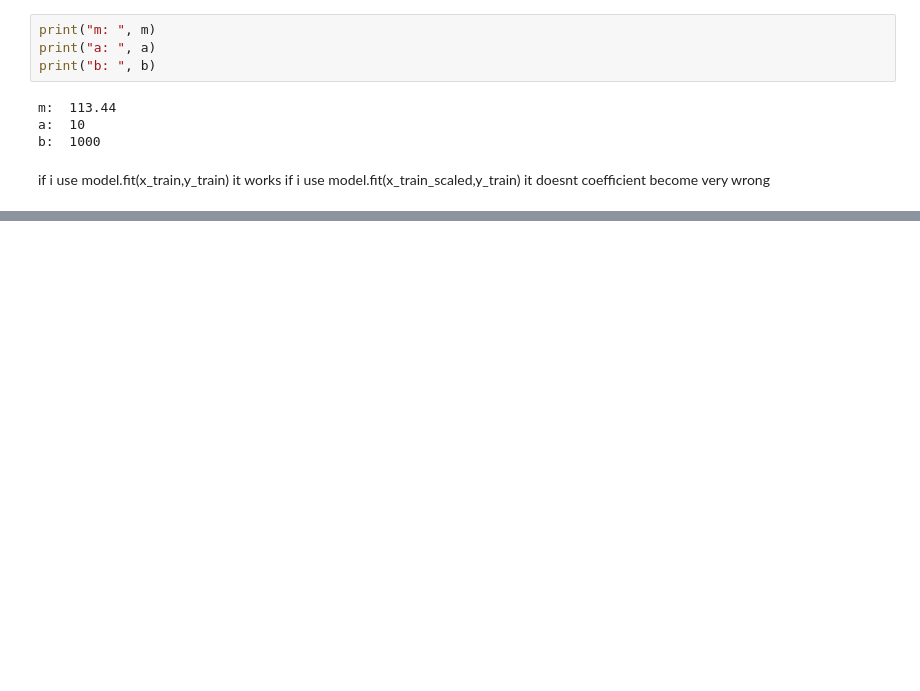
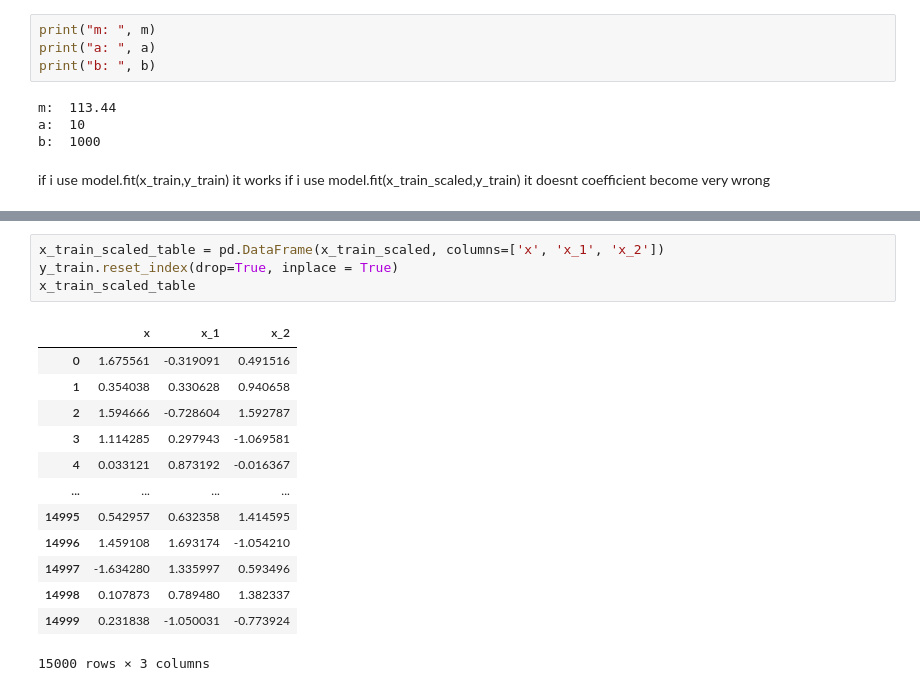
Before and after one commit to mahesakram/3mar, a Jupyter notebook: regression_training.ipynb, the cells around one changed output, grey strips where cells are left out. Drawn from its saved outputs; the diff is of its cells as text; blank space fills up the shorter version.

```diff
--- a/regression_training.ipynb
+++ b/regression_training.ipynb
@@ -284,0 +285,18 @@ plt.show()
+# %%
+x_train_scaled_table = pd.DataFrame(x_train_scaled, columns=['x', 'x_1', 'x_2'])
+y_train.reset_index(drop=True, inplace = True)
+x_train_scaled_table
+# %% [output]
+|  | x | x_1 | x_2 |
+| 0 | 1.675561 | -0.319091 | 0.491516 |
+| 1 | 0.354038 | 0.330628 | 0.940658 |
+| 2 | 1.594666 | -0.728604 | 1.592787 |
+| 3 | 1.114285 | 0.297943 | -1.069581 |
+| 4 | 0.033121 | 0.873192 | -0.016367 |
+| ... | ... | ... | ... |
+| 14995 | 0.542957 | 0.632358 | 1.414595 |
+| 14996 | 1.459108 | 1.693174 | -1.054210 |
+| 14997 | -1.634280 | 1.335997 | 0.593496 |
+| 14998 | 0.107873 | 0.789480 | 1.382337 |
+| 14999 | 0.231838 | -1.050031 | -0.773924 |
+15000 rows × 3 columns
```
Also changed, not shown: parts of 16 cells of this notebook, 3 other files.
